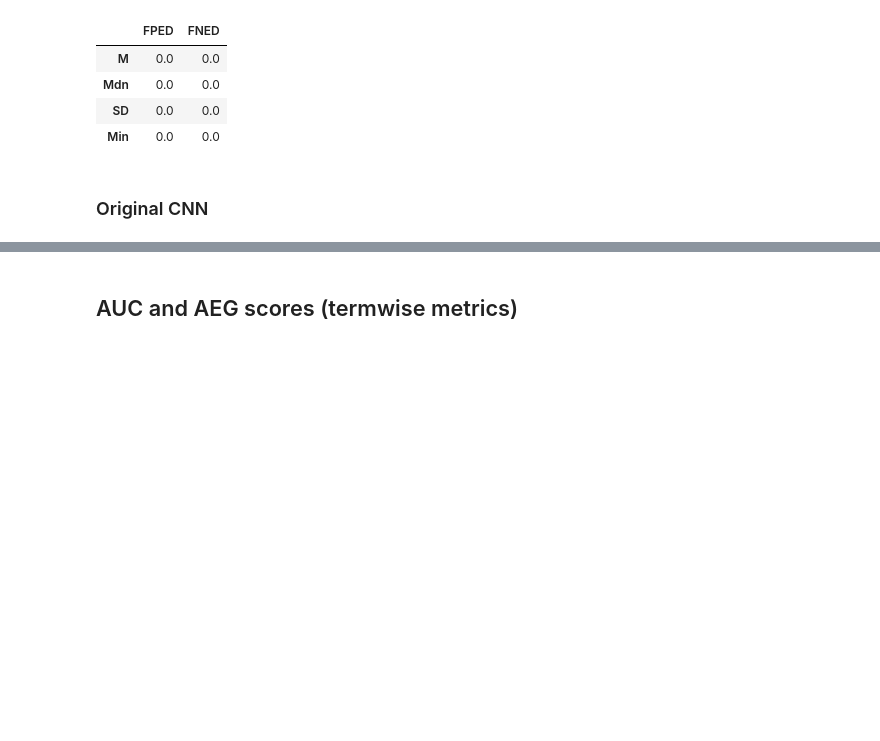
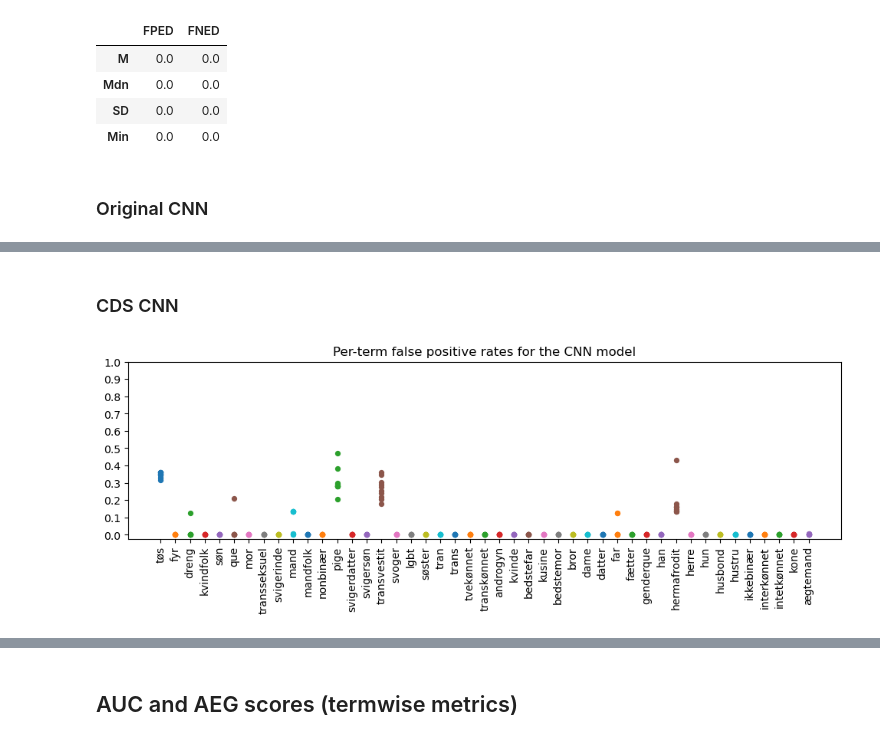
Before and after one commit to MajaMittag/gender-bias_da, a Jupyter notebook: toxicity_detection/unintended_bias_analysis_classes.ipynb, the cells around one changed output, grey strips where cells are left out. Saved outputs shown, nothing was run; the diff lists cells and outputs as text; code cells hidden in the pictures; blank space fills up the shorter version.

```diff
--- a/toxicity_detection/unintended_bias_analysis_classes.ipynb
+++ b/toxicity_detection/unintended_bias_analysis_classes.ipynb
@@ -351,0 +338,10 @@ plt.show()
+# %% [markdown]
+### CDS CNN
+# %%
+# calculate per term and overall fpr for CNN model
+per_term_fprs_CDS, overall_fprs_CDS = bias_metrics.compute_per_term_metric(grouping_cond="identity_lemma", metric_name="fpr", data=synth_data, model_name="CNNCDS")
+
+# plot results
+bias_metrics.plot_per_term_metrics(per_term_fprs_CDS, title="Per-term false positive rates for the CNN model", save_name="FPRs_CNN_CDS.png", order=cnn_order_orig)
+# %% [output]
+[figure, added]
```
Also changed, not shown: parts of 27 cells of this notebook, 6 other files.
